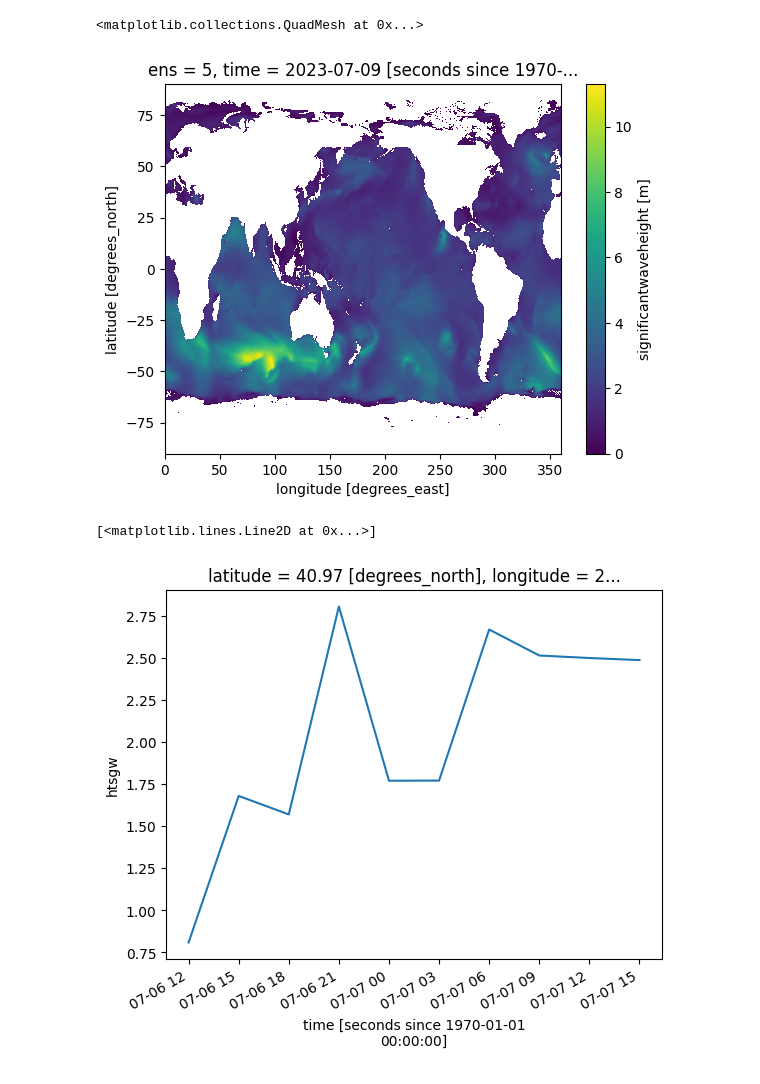
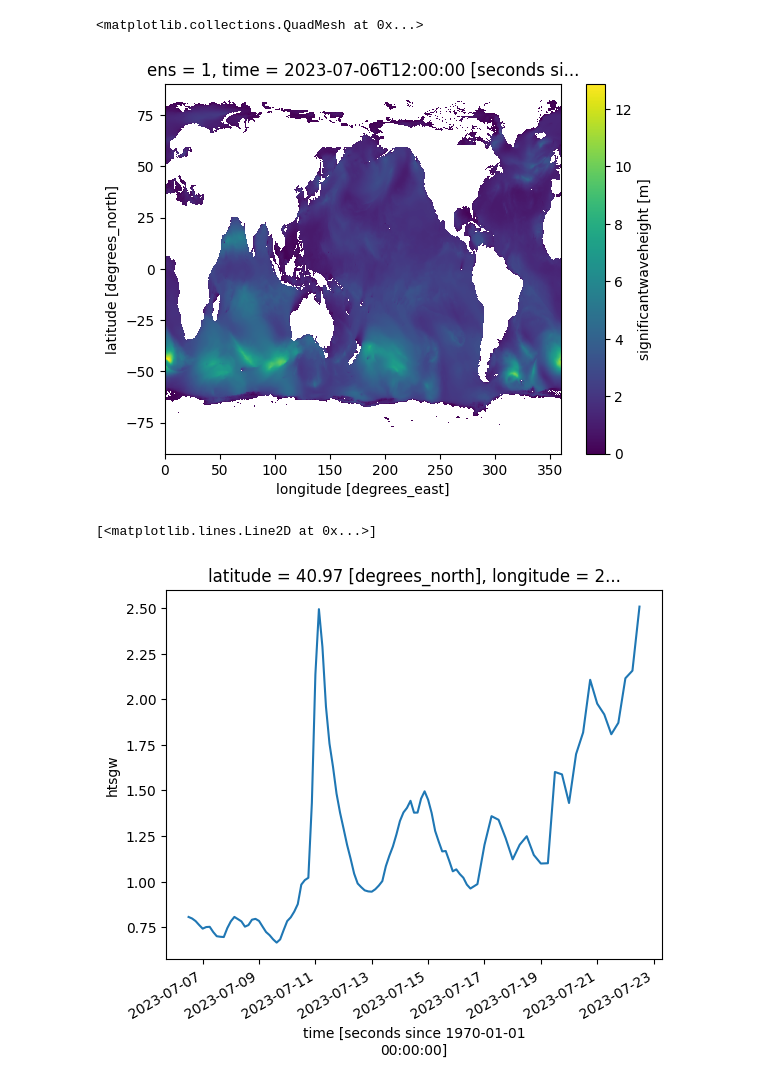
Before and after one commit to mpiannucci/gribberish, a Jupyter notebook: python/examples/gefs_async.ipynb, the cells around one changed output. Cells and saved outputs as stored; diff of their text form; code cells hidden in the pictures.

```diff
--- a/python/examples/gefs_async.ipynb
+++ b/python/examples/gefs_async.ipynb
@@ -9,6 +9,6 @@ import fsspec
 # open dataset as zarr object using fsspec reference file system and xarray
 fs = fsspec.filesystem("reference", fo=f'./gefs_wave/gefswave_kerchunk.json', remote_protocol='s3', remote_options={'anon':True, 'use_ssl': False})
 m = fs.get_mapper("")
-ds = xr.open_dataset(m, engine="zarr", backend_kwargs=dict(consolidated=False), chunks={'time': 1, 'ens': 1})
+ds = xr.open_dataset(m, engine="zarr", backend_kwargs=dict(consolidated=False), chunks={})
 ds
 # %% [output]
@@ -47,23 +47,22 @@ Attributes: (1)
 meta :
 Generated with gribberishpy
 # %%
-chunk = ds.htsgw.isel(ens=4, time=20)
+chunk = ds.htsgw.isel(ens=0, time=0)
 vals = await client.compute(chunk)
 vals.plot()
 # %% [output]
 <matplotlib.collections.QuadMesh at 0x...>
-[figure, old version]
+[figure, new version]
 # %%
 ndbc_44097_latitude = 40.967
 ndbc_44097_longitude = 360 - 70.167
 
 ndbc_htsgw = ds.htsgw.interp(latitude=ndbc_44097_latitude, longitude=ndbc_44097_longitude, method='linear')
 ndbc_htsgw_max = ndbc_htsgw.max('ens', skipna=True)
-sel = ndbc_htsgw_max.isel(time=slice(0, 10))
-sel = await client.compute(sel)
+sel = await client.compute(ndbc_htsgw_max)
 sel.plot()
 # %% [output]
 [<matplotlib.lines.Line2D at 0x...>]
-[figure, old version]
+[figure, new version]
 # %%
 await client.shutdown()
```
Also changed, not shown: parts of 1 cell of this notebook, 3 other files.
